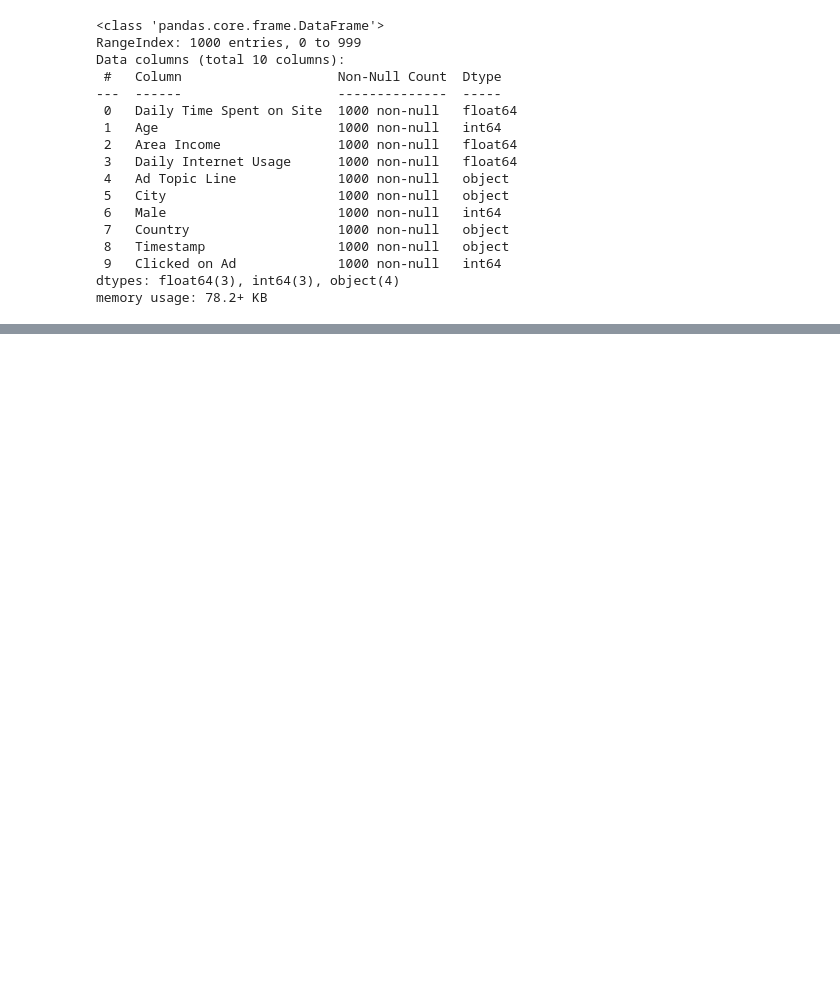
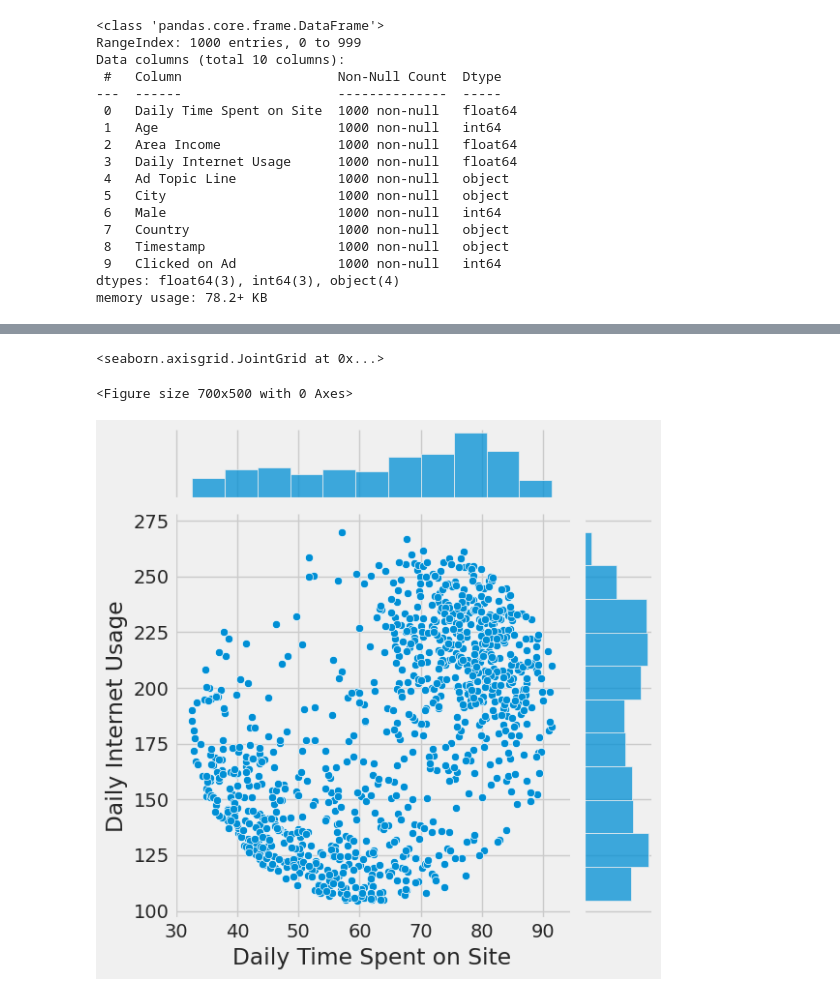
Before and after one commit to aaltunibrahim/machine-learning-projects, a Jupyter notebook: 1_predictionwithLogisticRegression/logistic_regression_for_ad_click.ipynb, the cells around one changed output, grey strips where cells are left out. Saved outputs shown, nothing was run; the diff lists cells and outputs as text; code cells hidden in the pictures; blank space fills up the shorter version.

```diff
--- a/1_predictionwithLogisticRegression/logistic_regression_for_ad_click.ipynb
+++ b/1_predictionwithLogisticRegression/logistic_regression_for_ad_click.ipynb
@@ -71,0 +127,7 @@ Text(0.5, 0, 'Age')
+# %%
+plt.figure(figsize=(7,5))
+sns.jointplot(x=data["Daily Time Spent on Site"], y=data["Daily Internet Usage"])
+# %% [output]
+<seaborn.axisgrid.JointGrid at 0x...>
+<Figure size 700x500 with 0 Axes>
+[figure, added]
```
Also changed, not shown: parts of 33 cells of this notebook.
